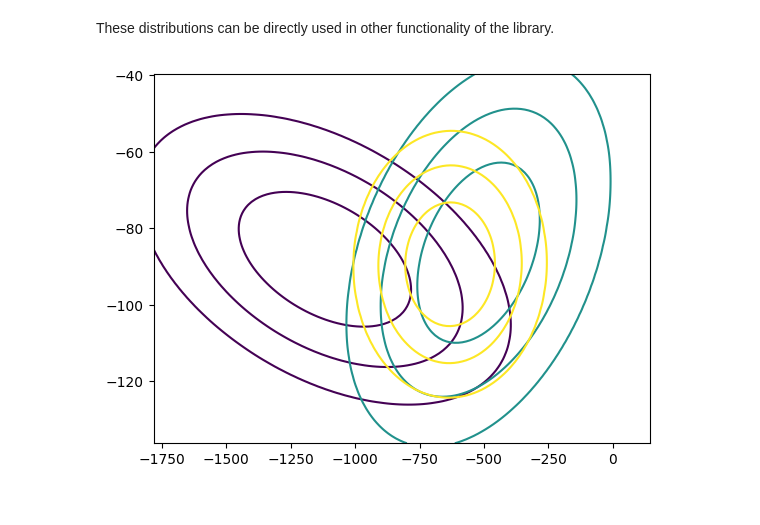
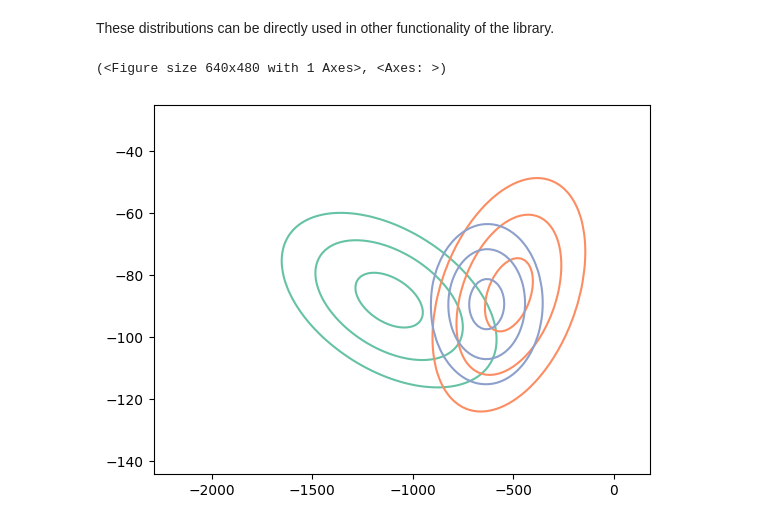
Before and after one commit to UniStuttgart-VISUS/uadapy, a Jupyter notebook: examples/ownData.ipynb, the cells around one changed output. Cells and saved outputs as stored; diff of their text form; code cells hidden in the pictures.

```diff
--- a/examples/ownData.ipynb
+++ b/examples/ownData.ipynb
@@ -16,7 +15,8 @@ for c in np.unique(wine.target):
 # %% [markdown]
 These distributions can be directly used in other functionality of the library.
 # %%
-distribs_lo = uapca(dist, dims=2)
-plots2D.plot_contour(distribs_lo)
+distribs_lo = uapca(dist, n_dims=2)
+plots_2d.plot_contour(distribs_lo)
 # %% [output]
+(<Figure size 640x480 with 1 Axes>, <Axes: >)
-[figure, old version]
+[figure, new version]
```
Also changed, not shown: parts of 1 cell of this notebook, 12 other files.
